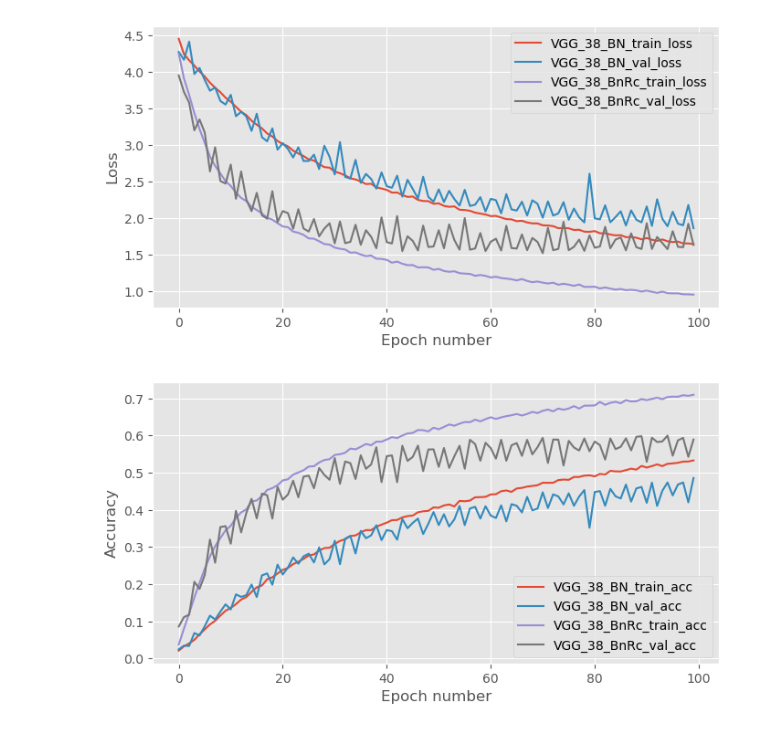
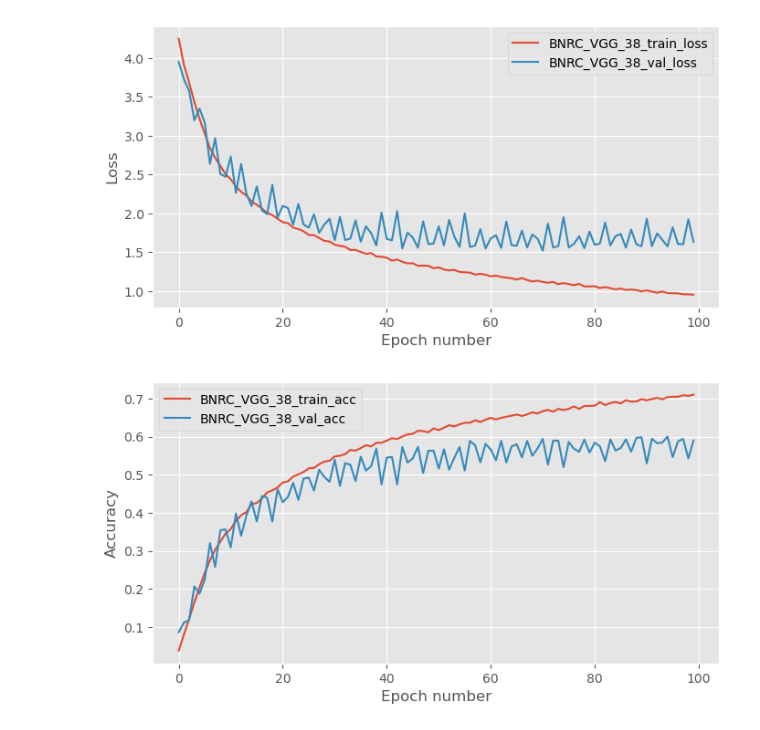
Before and after one commit to FlintyTub49/MLPC_2, a Jupyter notebook: notebooks/Plot_Results.ipynb, the cells around one changed output. Cells and saved outputs as stored; diff of their text form; code cells hidden in the pictures.

Commit message:
Updated graphs in the report

```diff
--- a/notebooks/Plot_Results.ipynb
+++ b/notebooks/Plot_Results.ipynb
@@ -87,7 +90,7 @@ def plot_result_graphs(plot_name, stats, keys_to_plot, notebook=True):
     fig_2.savefig('../data/{}_accuracy_performance.pdf'.format(plot_name), dpi=None, facecolor='w', edgecolor='w',
         orientation='portrait', format='pdf', transparent=False, bbox_inches=None, pad_inches=0.1, metadata=None)
 # %%
-plot_result_graphs('best_model', result_dict, keys_to_plot=['VGG_38_BN', 'VGG_38_BnRc'])
+plot_result_graphs('best_model', result_dict, keys_to_plot=['BNRC_VGG_38'])
 # %% [output]
-[figure, old version]
+[figure, new version]
-[figure, old version]
+[figure, new version]
```
Also changed, not shown: parts of 1 cell of this notebook, 10 other files.
